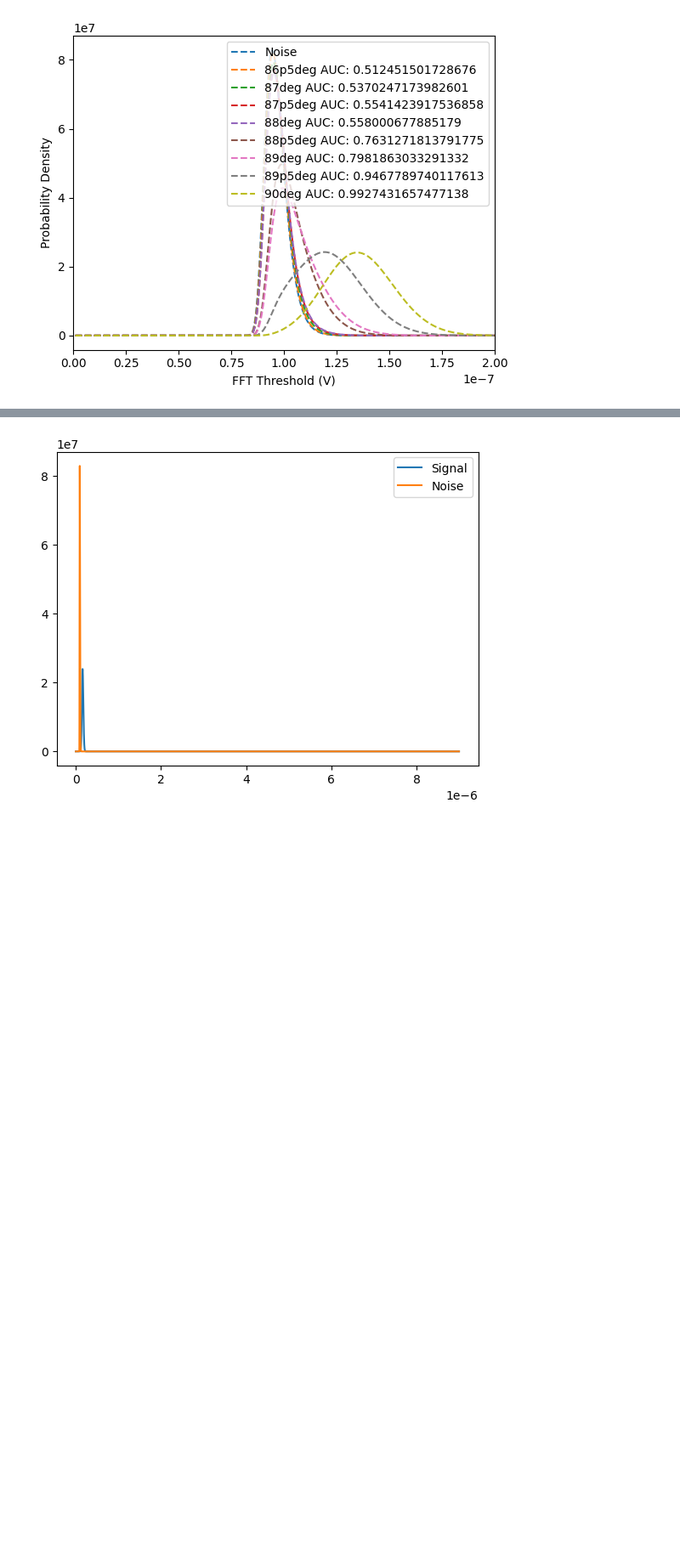
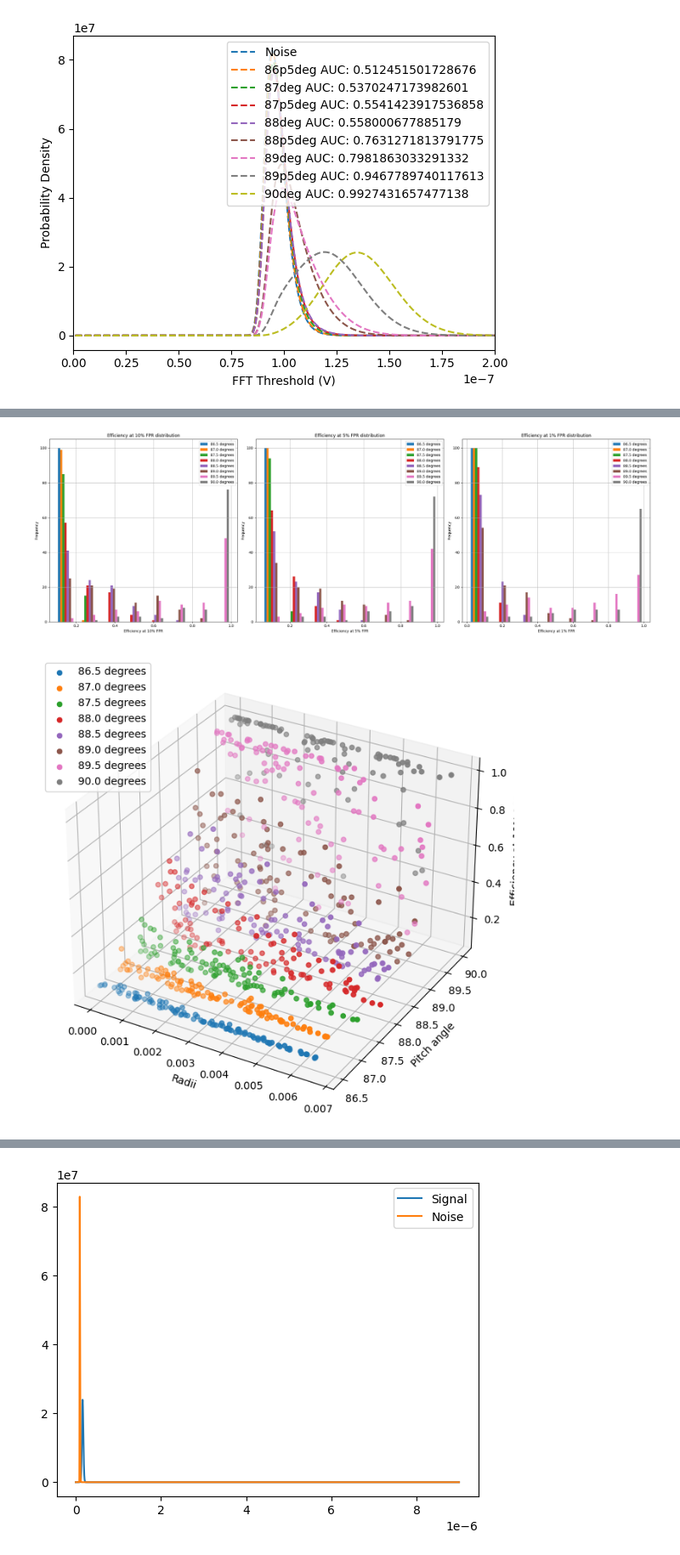
Before and after one commit to QTNM/PowerCutStats, a Jupyter notebook: examples/ROC.ipynb, the cells around one changed output, grey strips where cells are left out. Shown at 85% size. Saved outputs shown, nothing was run; the diff lists cells and outputs as text; code cells hidden in the pictures; blank space fills up the shorter version.

```diff
--- a/examples/ROC.ipynb
+++ b/examples/ROC.ipynb
@@ -330,0 +408,76 @@ plt.show()
+# %%
+
+true_angles = df['Pitch angle [degrees]'].values
+
+fig, ax1 = plt.subplots(1, 3, figsize=(24, 8))
+
+
+ax1[0].hist(efficiencies10, bins=8)
+ax1[0].set_xlabel('Efficiency at 10% FPR')
+ax1[0].set_ylabel('Frequency')
+ax1[0].set_title('Efficiency at 10% FPR distribution')
+ax1[0].grid(True)
+
+ax1[1].hist(efficiencies5, bins=8)
+ax1[1].set_xlabel('Efficiency at 5% FPR')
+ax1[1].set_ylabel('Frequency')
+ax1[1].set_title('Efficiency at 5% FPR distribution')
+ax1[1].grid(True)
+
+ax1[2].hist(efficiencies1, bins=8)
+ax1[2].set_xlabel('Efficiency at 1% FPR')
+ax1[2].set_ylabel('Frequency')
+ax1[2].set_title('Efficiency at 1% FPR distribution')
+ax1[2].grid(True)
+
+# create labels for a legend
+
+ax1[0].legend(labels)
+ax1[1].legend(labels)
+ax1[2].legend(labels)
+
+plt.tight_layout()
+
+plt.savefig('../figures/harmonic_efficiencies.png')
+
+plt.show()
+
+# Replicate the above plot but let us plot the radii and pitch angle on a 3d plot and the efficiency will be a Z value or a colour map
+
+fig = plt.figure(figsize=(16, 8))
+ax = fig.add_subplot(111, projection='3d')
+
+for i in range(len(radii_magnitude_container)):
+    ax.scatter(radii_magnitude_container[i], angles[i], efficiencies10[i], label=labels[i])
+
+ax.set_xlabel('Radii')
+ax.set_ylabel('Pitch angle')
+ax.set_zlabel('Efficiency at 10% FPR')
+
+plt.legend()
+plt.show()
+
+### Replicate the above plot but do it with plotly so it is interactive
+
+import plotly.express as px
+
+fig = px.scatter_3d(x=np.reshape(radii_magnitude_container, -1), y=true_angles, z=np.reshape(efficiencies10,-1))
+
+fig.write_html("../figures/plot.html")
+fig.show()
+
+
+
+
+# # Let us plot the same data but with a colour map on a 2d plot
+
+# fig, ax = plt.subplots(1, 1, figsize=(16, 8))
+
+# for i in range(len(radii_magnitude_container)):
+#     sc = ax.scatter(radii_magnitude_container[i], [angles[i]]*len(radii_magnitude_container[i]), c=efficiencies10[i], label=labels[i])
+
+# plt.colorbar(sc)
+# plt.show()
+# %% [output]
+[figure, added]
+[figure, added]
```
Also changed, not shown: parts of 11 cells of this notebook, 1 other file.
